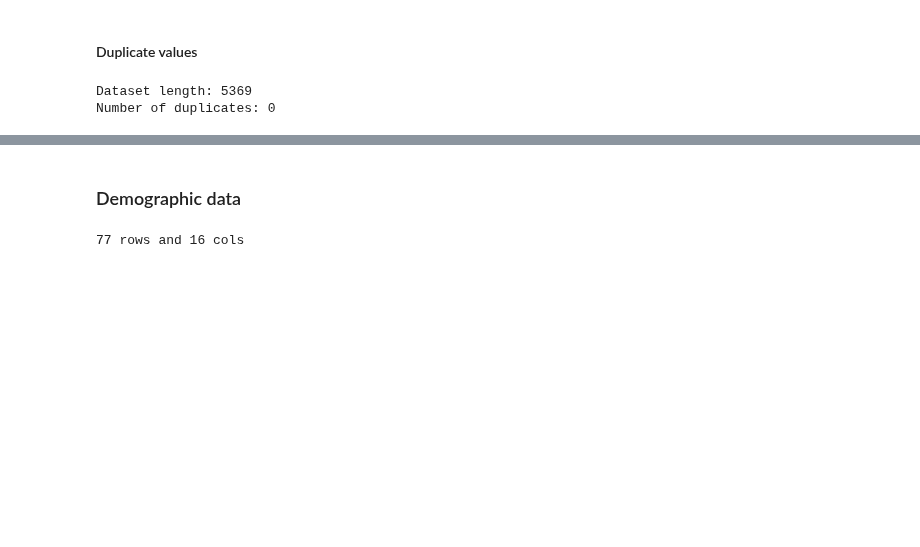
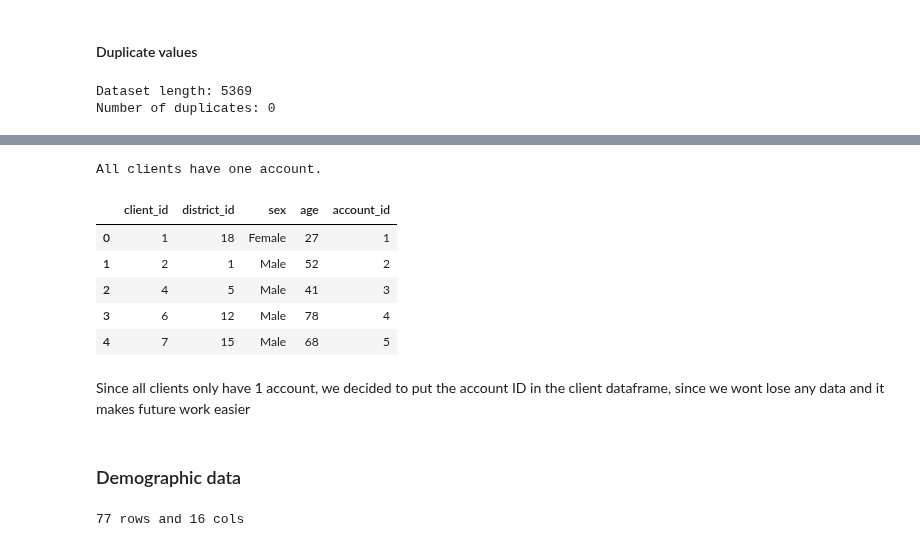
Before and after one commit to DanielaTomas/FCUP-DM1, a Jupyter notebook: DM1.ipynb, the cells around one changed output, grey strips where cells are left out. Cells and saved outputs as stored; diff of their text form; code cells hidden in the pictures; blank space fills up the shorter version.

Commit message:
more data understanding shenanigans

```diff
--- a/DM1.ipynb
+++ b/DM1.ipynb
@@ -316,3 +329,31 @@ Number of duplicates: 0
+# %%
+account_counts_by_client = disp.groupby('client_id')['account_id'].nunique()
+
+# Check if any client has more than one account
+clients_with_multiple_accounts = account_counts_by_client[account_counts_by_client > 1]
+
+# Display clients with multiple accounts
+if not clients_with_multiple_accounts.empty:
+    print("Clients with more than one account:")
+    print(clients_with_multiple_accounts)
+else:
+    print("All clients have one account.")
+# %% [output]
+All clients have one account.
+# %%
+disp = disp.drop(['disp_id','type'],axis=1)
+client = pd.merge(client,disp,on='client_id',how='inner')
+
+client.head()
+# %% [output]
+|  | client_id | district_id | sex | age | account_id |
+| 0 | 1 | 18 | Female | 27 | 1 |
+| 1 | 2 | 1 | Male | 52 | 2 |
+| 2 | 4 | 5 | Male | 41 | 3 |
+| 3 | 6 | 12 | Male | 78 | 4 |
+| 4 | 7 | 15 | Male | 68 | 5 |
+# %% [markdown]
+Since all clients only have 1 account, we decided to put the account ID in the client dataframe, since we wont lose any data and it makes future work easier
 # %% [markdown]
 ### Demographic data
 # %%
```
Also changed, not shown: parts of 20 cells of this notebook.
